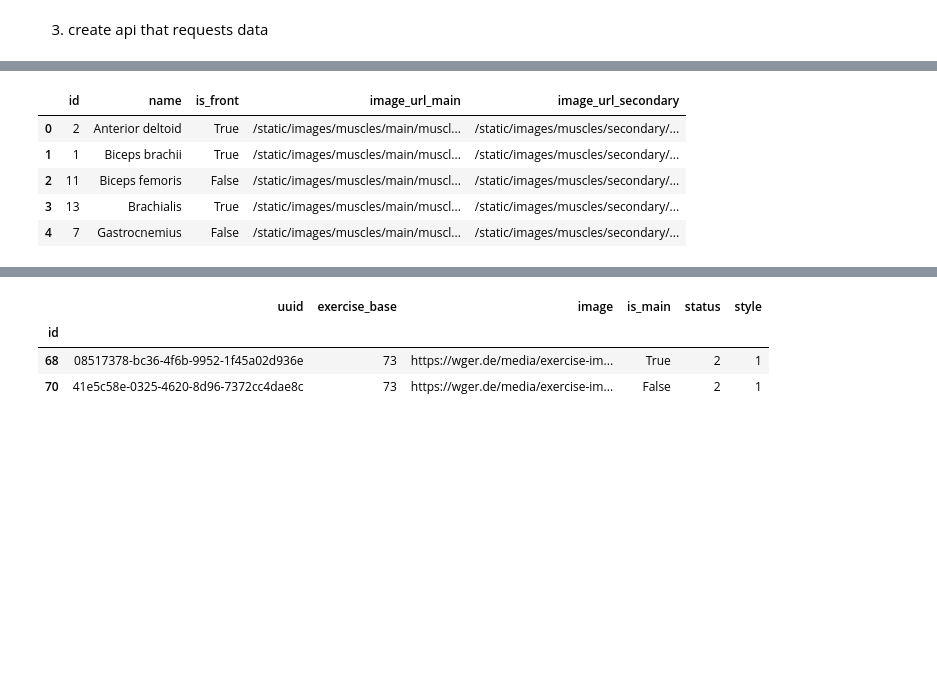
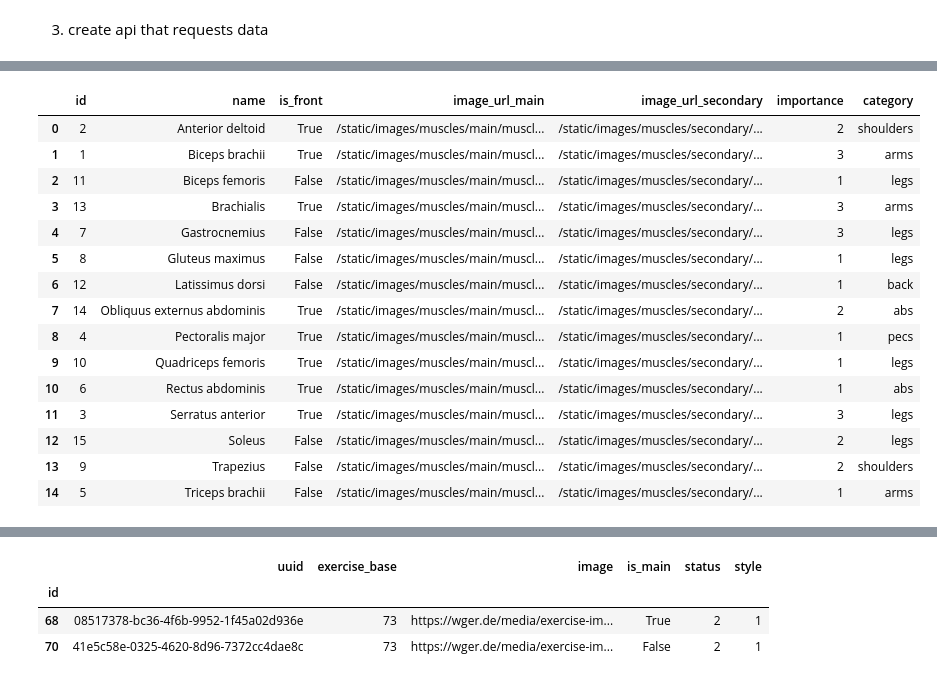
Before and after one commit to FrankyDBravo/geneGym, a Jupyter notebook: Untitled.ipynb, the cells around one changed output, grey strips where cells are left out. Drawn from its saved outputs; the diff is of its cells as text; code cells hidden in the pictures; blank space fills up the shorter version.

```diff
--- a/Untitled.ipynb
+++ b/Untitled.ipynb
@@ -40,11 +53,21 @@ df_base.head()
 | 4 | 22 | 80d6017d-58a1-4061-8fa2-0d08b9886523 | {'id': 9, 'name': 'Legs'} | [{'id': 10, 'name': 'Quadriceps f... | [{'id': 8, 'name': 'Gluteus maxim... | [] | {'id': 2, 'full_name': 'Creative ... | Tetsuhiko Asai | [] | ... |
 # %%
 df_muscle = pd.read_csv('list_muscles.csv',index_col=0)
-df_muscle.head()
+df_muscle
 # %% [output]
-|  | id | name | is_front | image_url_main | image_url_secondary |
-| 0 | 2 | Anterior deltoid | True | /static/images/muscles/main/muscl... | /static/images/muscles/secondary/... |
-| 1 | 1 | Biceps brachii | True | /static/images/muscles/main/muscl... | /static/images/muscles/secondary/... |
-| 2 | 11 | Biceps femoris | False | /static/images/muscles/main/muscl... | /static/images/muscles/secondary/... |
-| 3 | 13 | Brachialis | True | /static/images/muscles/main/muscl... | /static/images/muscles/secondary/... |
-| 4 | 7 | Gastrocnemius | False | /static/images/muscles/main/muscl... | /static/images/muscles/secondary/... |
+|  | id | name | is_front | image_url_main | image_url_secondary | importance | category |
+| 0 | 2 | Anterior deltoid | True | /static/images/muscles/main/muscl... | /static/images/muscles/secondary/... | 2 | shoulders |
+| 1 | 1 | Biceps brachii | True | /static/images/muscles/main/muscl... | /static/images/muscles/secondary/... | 3 | arms |
+| 2 | 11 | Biceps femoris | False | /static/images/muscles/main/muscl... | /static/images/muscles/secondary/... | 1 | legs |
+| 3 | 13 | Brachialis | True | /static/images/muscles/main/muscl... | /static/images/muscles/secondary/... | 3 | arms |
+| 4 | 7 | Gastrocnemius | False | /static/images/muscles/main/muscl... | /static/images/muscles/secondary/... | 3 | legs |
+| 5 | 8 | Gluteus maximus | False | /static/images/muscles/main/muscl... | /static/images/muscles/secondary/... | 1 | legs |
+| 6 | 12 | Latissimus dorsi | False | /static/images/muscles/main/muscl... | /static/images/muscles/secondary/... | 1 | back |
+| 7 | 14 | Obliquus externus abdominis | True | /static/images/muscles/main/muscl... | /static/images/muscles/secondary/... | 2 | abs |
+| 8 | 4 | Pectoralis major | True | /static/images/muscles/main/muscl... | /static/images/muscles/secondary/... | 1 | pecs |
+| 9 | 10 | Quadriceps femoris | True | /static/images/muscles/main/muscl... | /static/images/muscles/secondary/... | 1 | legs |
+| 10 | 6 | Rectus abdominis | True | /static/images/muscles/main/muscl... | /static/images/muscles/secondary/... | 1 | abs |
+| 11 | 3 | Serratus anterior | True | /static/images/muscles/main/muscl... | /static/images/muscles/secondary/... | 3 | legs |
+| 12 | 15 | Soleus | False | /static/images/muscles/main/muscl... | /static/images/muscles/secondary/... | 2 | legs |
+| 13 | 9 | Trapezius | False | /static/images/muscles/main/muscl... | /static/images/muscles/secondary/... | 2 | shoulders |
+| 14 | 5 | Triceps brachii | False | /static/images/muscles/main/muscl... | /static/images/muscles/secondary/... | 1 | arms |
```
Also changed, not shown: parts of 10 cells of this notebook, 3 other files.
